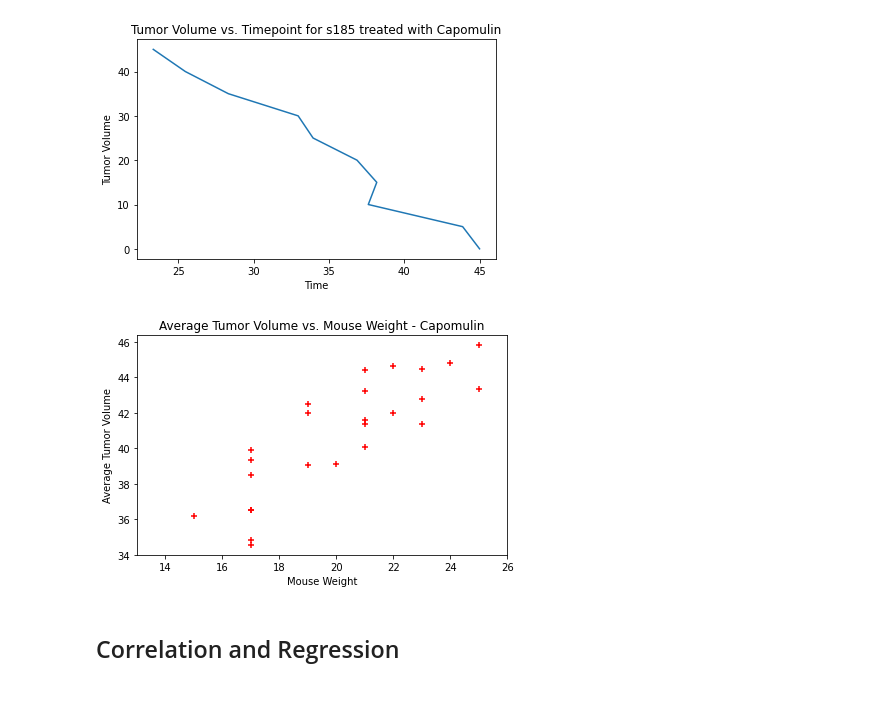
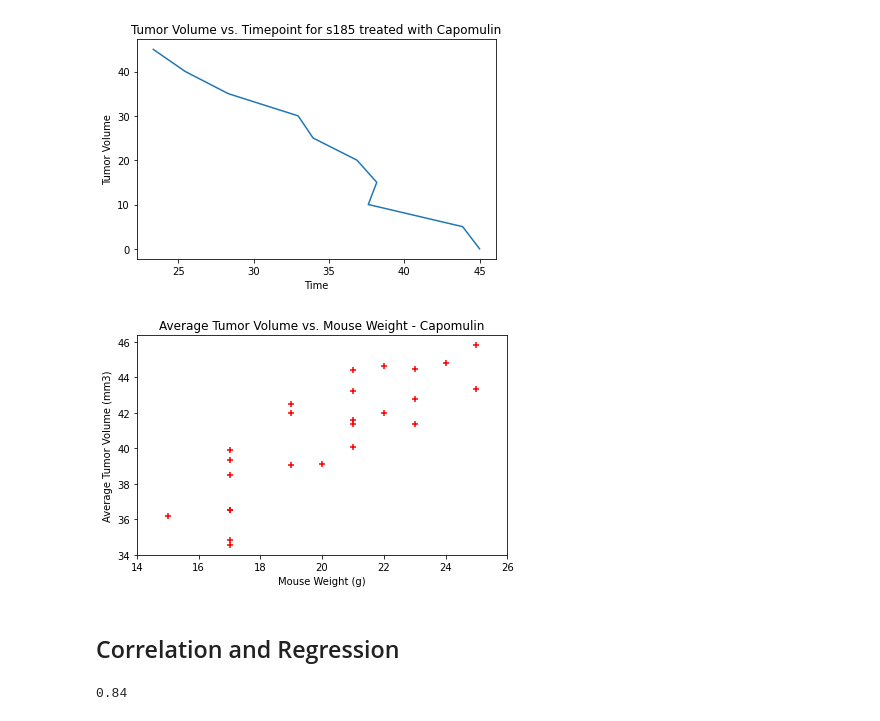
Before and after one commit to HDietrich416/Data-Bootcamp, a Jupyter notebook: Unit 5 - Matplotlib/Pymaceuticals_pymaceuticals.ipynb, the cells around one changed output. Drawn from its saved outputs; the diff is of its cells as text; code cells hidden in the pictures.

```diff
--- a/Unit 5 - Matplotlib/Pymaceuticals_pymaceuticals.ipynb
+++ b/Unit 5 - Matplotlib/Pymaceuticals_pymaceuticals.ipynb
@@ -234,21 +234,26 @@ plt.show()
 # %%
 # Generate a scatter plot of average tumor volume vs. mouse weight for the Capomulin regimen
 weight_df = clean_df.loc[(clean_df["Drug Regimen"]=="Capomulin")]
 
 weight_tum_vol = weight_df.groupby("Mouse ID")
 avg_tum_vol = weight_tum_vol["Tumor Volume (mm3)"].mean()
 weight = weight_tum_vol["Weight (g)"].min()
 
 plt.scatter(weight, avg_tum_vol, marker = "+", facecolor = "red", edgecolor= "black")
 plt.title("Average Tumor Volume vs. Mouse Weight - Capomulin")
-plt.xlabel("Mouse Weight")
-plt.ylabel("Average Tumor Volume")
-plt.xlim(13, 26)
+plt.xlabel("Mouse Weight (g)")
+plt.ylabel("Average Tumor Volume (mm3)")
+plt.xlim(14,26)
 plt.tight_layout()
 # %% [output]
-[figure, old version]
+[figure, new version]
 # %% [markdown]
 ## Correlation and Regression
 # %%
-# Calculate the correlation coefficient and linear regression model
+# Calculate the correlation coefficient
 # for mouse weight and average tumor volume for the Capomulin regimen
+
+corr_atv_we = round(st.pearsonr(weight,avg_tum_vol)[0],2)
+corr_atv_we
+# %% [output]
+0.84
```
Also changed, not shown: parts of 1 cell of this notebook.
